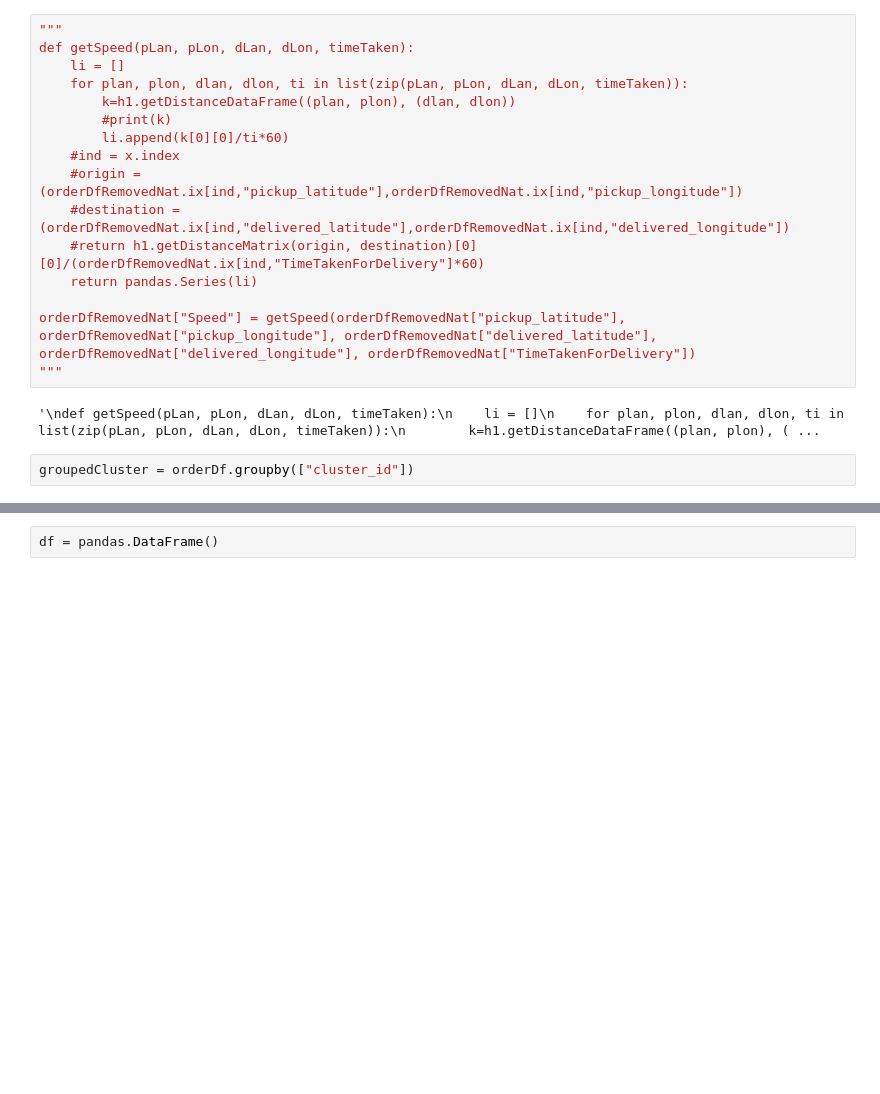
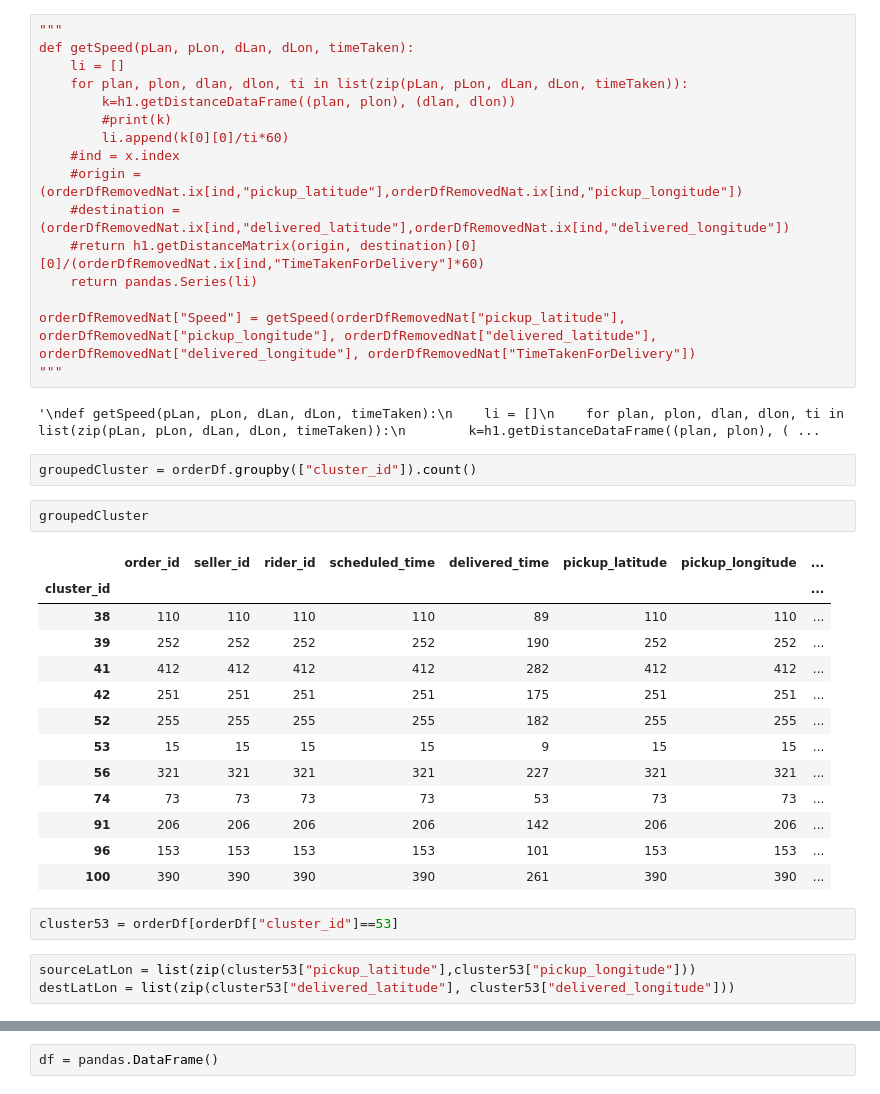
Before and after one commit to srinath29/shadowfax-codewars, a Jupyter notebook: Analysis/Analysis1.ipynb, the cells around one changed output, grey strips where cells are left out. Drawn from its saved outputs; the diff is of its cells as text; blank space fills up the shorter version.

```diff
--- a/Analysis/Analysis1.ipynb
+++ b/Analysis/Analysis1.ipynb
@@ -158,4 +158,25 @@ orderDfRemovedNat["Speed"] = getSpeed(orderDfRemovedNat["pickup_latitude"], orde
 # %% [output]
 '\ndef getSpeed(pLan, pLon, dLan, dLon, timeTaken):\n    li = []\n    for plan, plon, dlan, dlon, ti in list(zip(pLan, pLon, dLan, dLon, timeTaken)):\n        k=h1.getDistanceDataFrame((plan, plon), ( ...
 # %%
-groupedCluster = orderDf.groupby(["cluster_id"])
+groupedCluster = orderDf.groupby(["cluster_id"]).count()
+# %%
+groupedCluster
+# %% [output]
+|  | order_id | seller_id | rider_id | scheduled_time | delivered_time | pickup_latitude | pickup_longitude | ... |
+| cluster_id |  |  |  |  |  |  |  | ... |
+| 38 | 110 | 110 | 110 | 110 | 89 | 110 | 110 | ... |
+| 39 | 252 | 252 | 252 | 252 | 190 | 252 | 252 | ... |
+| 41 | 412 | 412 | 412 | 412 | 282 | 412 | 412 | ... |
+| 42 | 251 | 251 | 251 | 251 | 175 | 251 | 251 | ... |
+| 52 | 255 | 255 | 255 | 255 | 182 | 255 | 255 | ... |
+| 53 | 15 | 15 | 15 | 15 | 9 | 15 | 15 | ... |
+| 56 | 321 | 321 | 321 | 321 | 227 | 321 | 321 | ... |
+| 74 | 73 | 73 | 73 | 73 | 53 | 73 | 73 | ... |
+| 91 | 206 | 206 | 206 | 206 | 142 | 206 | 206 | ... |
+| 96 | 153 | 153 | 153 | 153 | 101 | 153 | 153 | ... |
+| 100 | 390 | 390 | 390 | 390 | 261 | 390 | 390 | ... |
+# %%
+cluster53 = orderDf[orderDf["cluster_id"]==53]
+# %%
+sourceLatLon = list(zip(cluster53["pickup_latitude"],cluster53["pickup_longitude"]))
+destLatLon = list(zip(cluster53["delivered_latitude"], cluster53["delivered_longitude"]))
```
Also changed, not shown: parts of 3 cells of this notebook, 3 other files.
